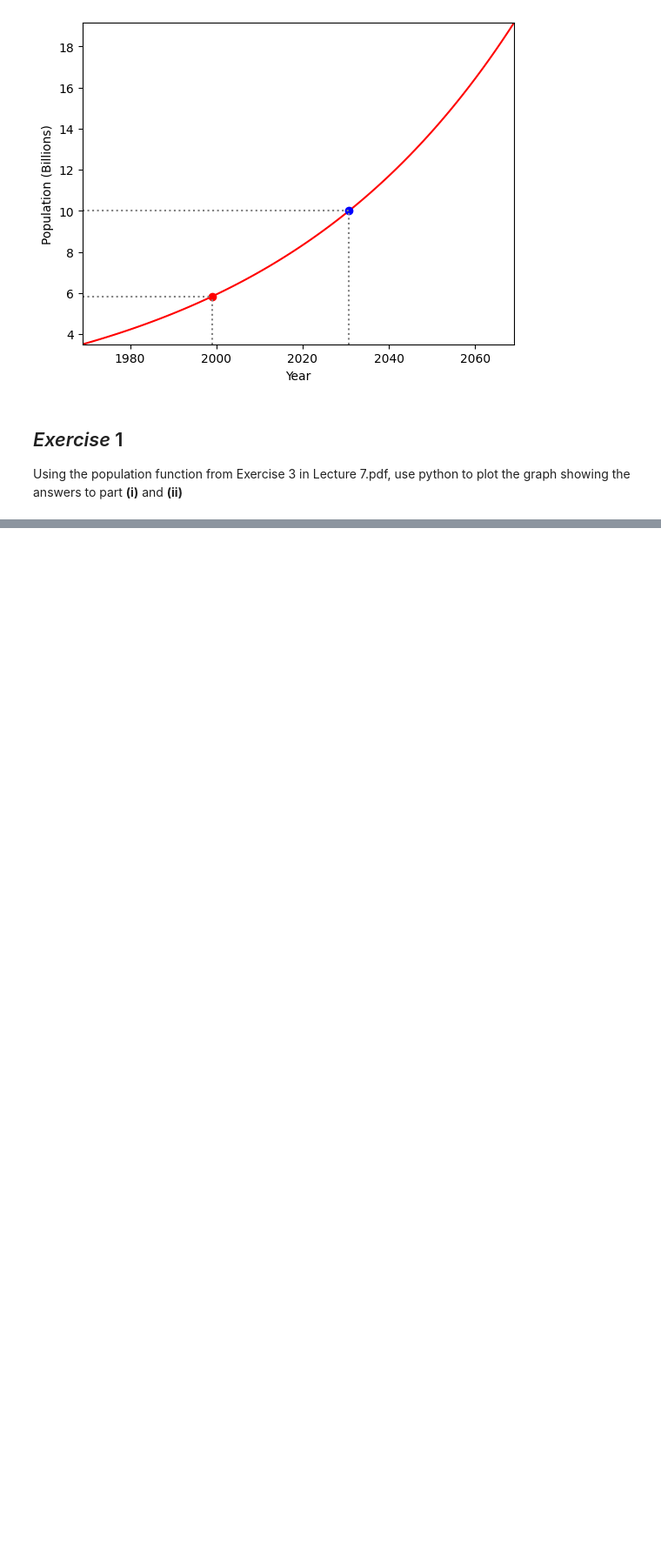
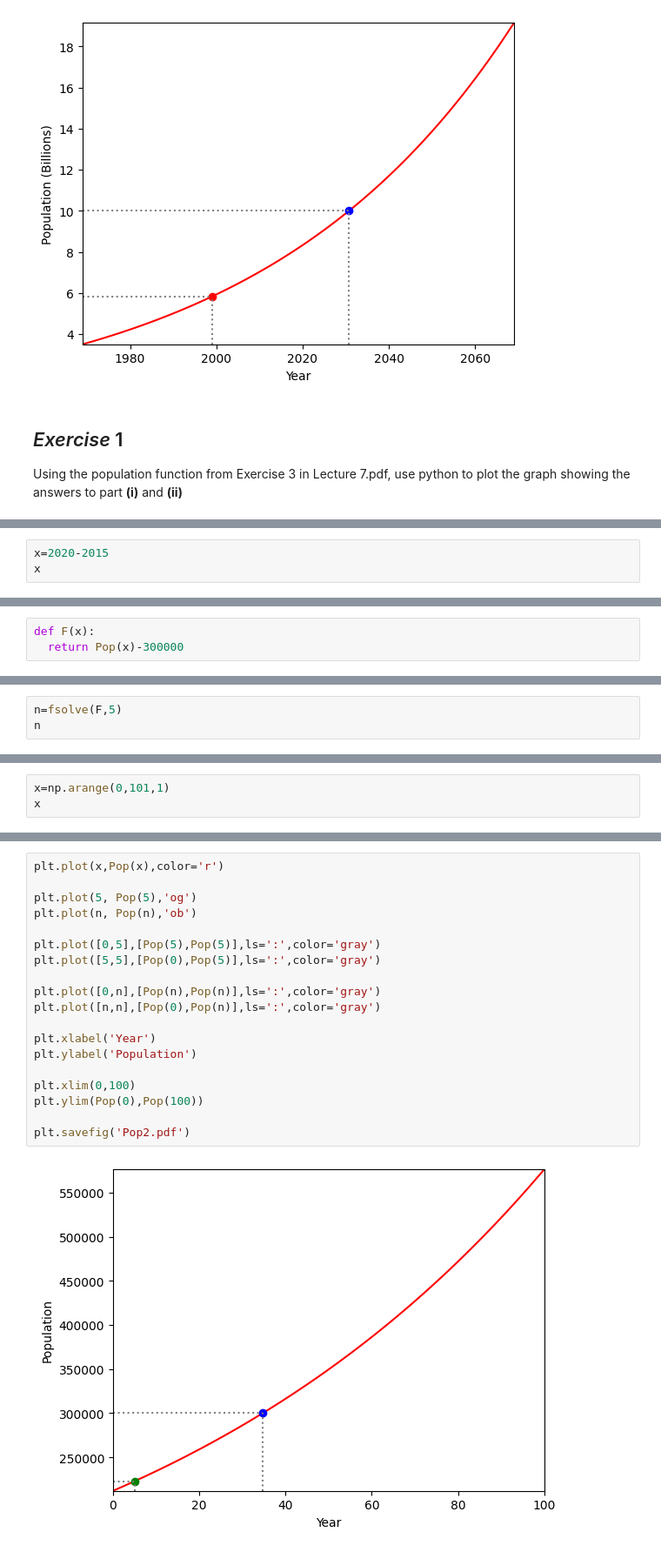
Before and after one commit to tlyonsSETU/Mathematical-Fundamentals, a Jupyter notebook: Mathematics Fundamentals - Workbook 4.ipynb, the cells around one changed output, grey strips where cells are left out. Shown at 87% size. Cells and saved outputs as stored; diff of their text form; blank space fills up the shorter version.

```diff
--- a/Mathematics Fundamentals - Workbook 4.ipynb
+++ b/Mathematics Fundamentals - Workbook 4.ipynb
@@ -201,0 +207,3 @@ Using the population function from Exercise 3 in Lecture 7.pdf, use python to pl
+# %%
+x=2020-2015
+x
@@ -201,0 +220,3 @@ Using the population function from Exercise 3 in Lecture 7.pdf, use python to pl
+# %%
+def F(x):
+  return Pop(x)-300000
@@ -201,0 +227,3 @@ Using the population function from Exercise 3 in Lecture 7.pdf, use python to pl
+# %%
+n=fsolve(F,5)
+n
@@ -201,0 +238,3 @@ Using the population function from Exercise 3 in Lecture 7.pdf, use python to pl
+# %%
+x=np.arange(0,101,1)
+x
@@ -201,0 +250,21 @@ Using the population function from Exercise 3 in Lecture 7.pdf, use python to pl
+# %%
+plt.plot(x,Pop(x),color='r')
+
+plt.plot(5, Pop(5),'og')
+plt.plot(n, Pop(n),'ob')
+
+plt.plot([0,5],[Pop(5),Pop(5)],ls=':',color='gray')
+plt.plot([5,5],[Pop(0),Pop(5)],ls=':',color='gray')
+
+plt.plot([0,n],[Pop(n),Pop(n)],ls=':',color='gray')
+plt.plot([n,n],[Pop(0),Pop(n)],ls=':',color='gray')
+
+plt.xlabel('Year')
+plt.ylabel('Population')
+
+plt.xlim(0,100)
+plt.ylim(Pop(0),Pop(100))
+
+plt.savefig('Pop2.pdf')
+# %% [output]
+[figure, added]
```
Also changed, not shown: parts of 11 cells of this notebook.
